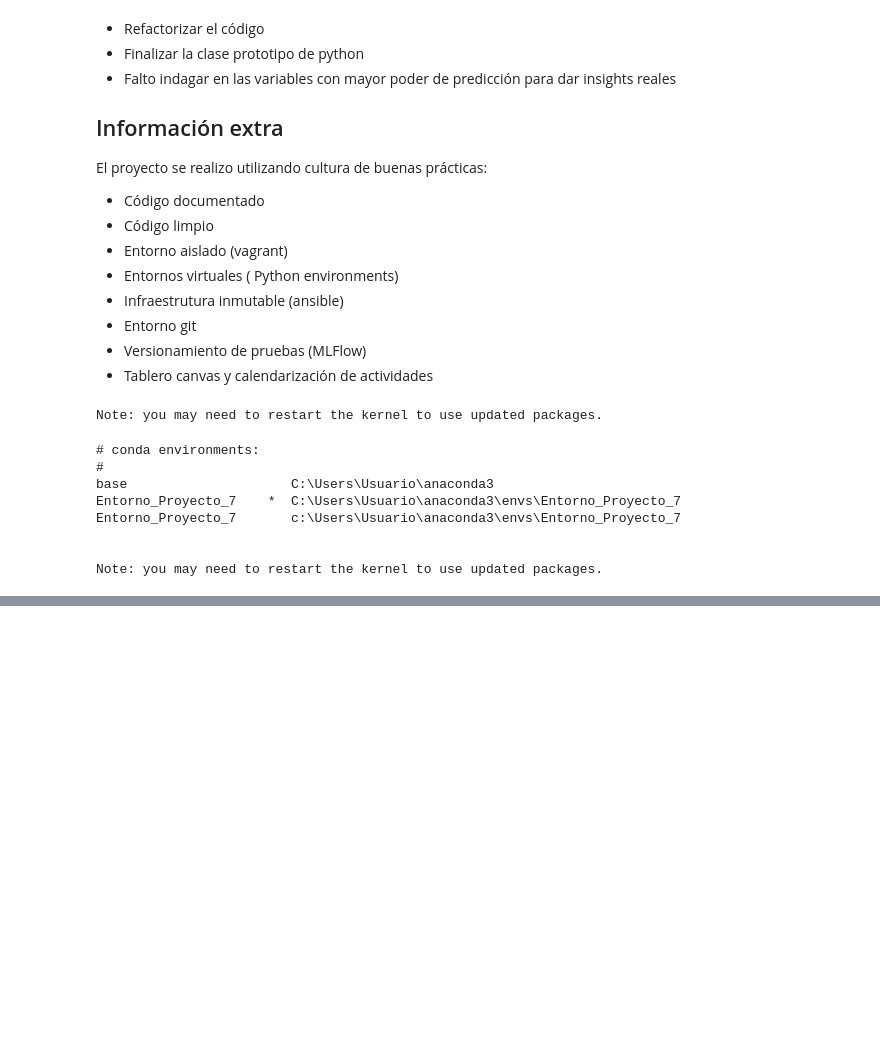
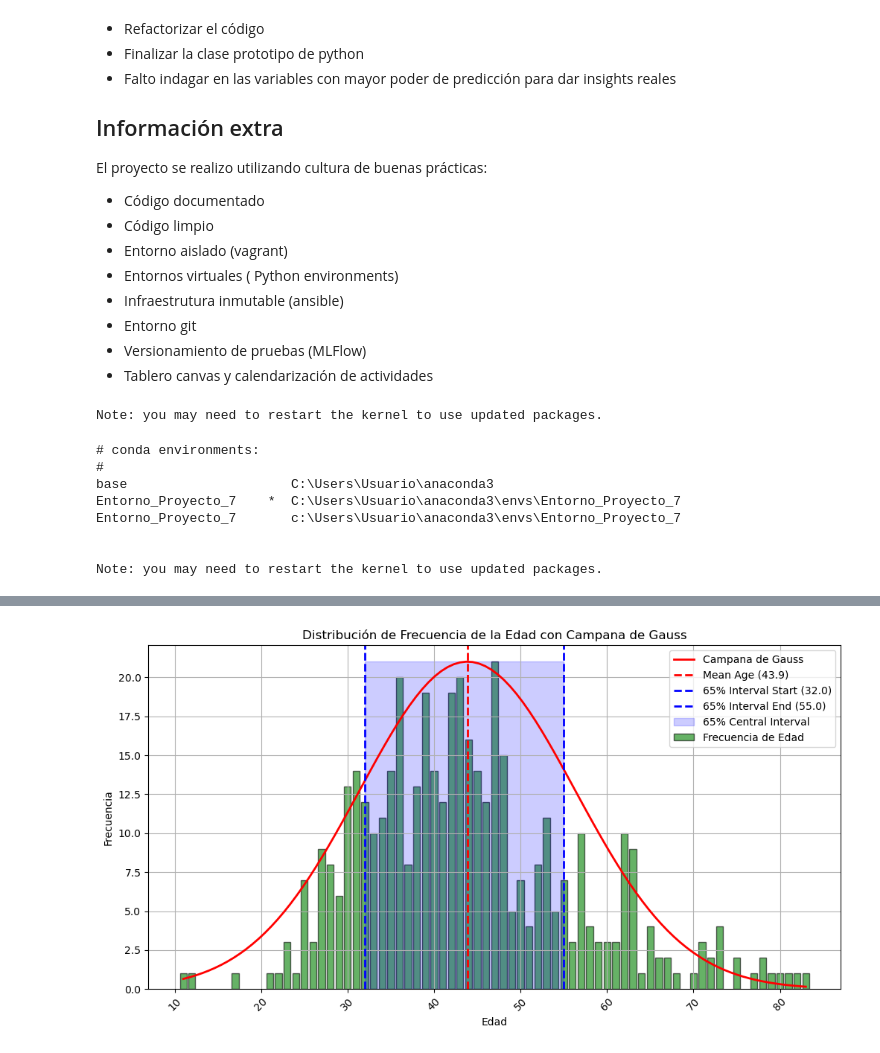
Before and after one commit to E-Freu-DataSc/Proyectos-Pregrado, a Jupyter notebook: Jupyter Notebooks/Visualizar_mapa.ipynb, the cells around one changed output, grey strips where cells are left out. Saved outputs shown, nothing was run; the diff lists cells and outputs as text; code cells hidden in the pictures; blank space fills up the shorter version.

```diff
--- a/Jupyter Notebooks/Visualizar_mapa.ipynb
+++ b/Jupyter Notebooks/Visualizar_mapa.ipynb
@@ -135,0 +116,44 @@ memory usage: 93.6+ KB
+# %%
+import matplotlib.pyplot as plt
+import numpy as np
+import scipy.stats as stats
+
+# Asumiendo que Oscar_con_coordenadas es tu DataFrame y "Age" es la columna de interés
+x = Oscar_con_coordenadas["Age"]
+
+# Contar la frecuencia de cada edad
+age_counts = x.value_counts().sort_index()
+
+# Calcular la media y la desviación estándar
+mean_age = x.mean()
+std_dev_age = x.std()
+
+# Ajustar una distribución normal
+xmin, xmax = x.min(), x.max()
+x_values = np.linspace(xmin, xmax, 100)
+pdf = stats.norm.pdf(x_values, mean_age, std_dev_age)
+
+plt.figure(figsize=(12, 6))
+plt.bar(age_counts.index, age_counts.values, color="g", edgecolor='black', alpha=0.6, label='Frecuencia de Edad')
+
+plt.plot(x_values, pdf * max(age_counts.values) / max(pdf), 'r-', lw=2, label='Campana de Gauss')
+
+# Calcular el intervalo central del 65%
+percentile_32_5 = x.quantile(0.175)  # 65% de intervalo central -> 17.5% a cada lado
+percentile_97_5 = x.quantile(0.825)
+
+plt.axvline(mean_age, color='r', linestyle='--', linewidth=2, label=f'Mean Age ({mean_age:.1f})')
+plt.axvline(percentile_32_5, color='b', linestyle='--', linewidth=2, label=f'65% Interval Start ({percentile_32_5:.1f})')
+plt.axvline(percentile_97_5, color='b', linestyle='--', linewidth=2, label=f'65% Interval End ({percentile_97_5:.1f})')
+
+plt.fill_betweenx([0, max(age_counts.values)], percentile_32_5, percentile_97_5, color='blue', alpha=0.2, label='65% Central Interval')
+
+plt.title('Distribución de Frecuencia de la Edad con Campana de Gauss')
+plt.xlabel('Edad')
+plt.ylabel('Frecuencia')
+plt.legend()
+plt.grid(True)
+plt.xticks(rotation=45)
+plt.show()
+# %% [output]
+[figure, added]
```
Also changed, not shown: parts of 23 cells of this notebook.
